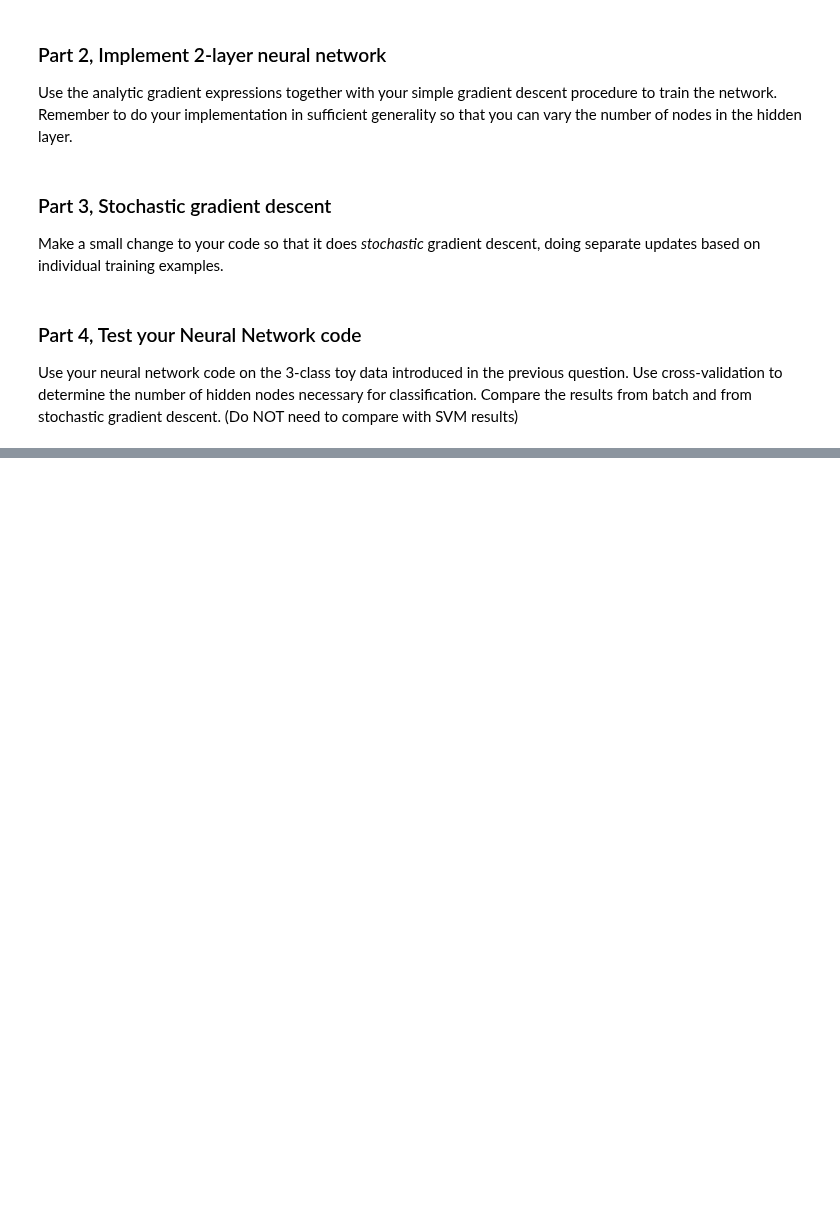
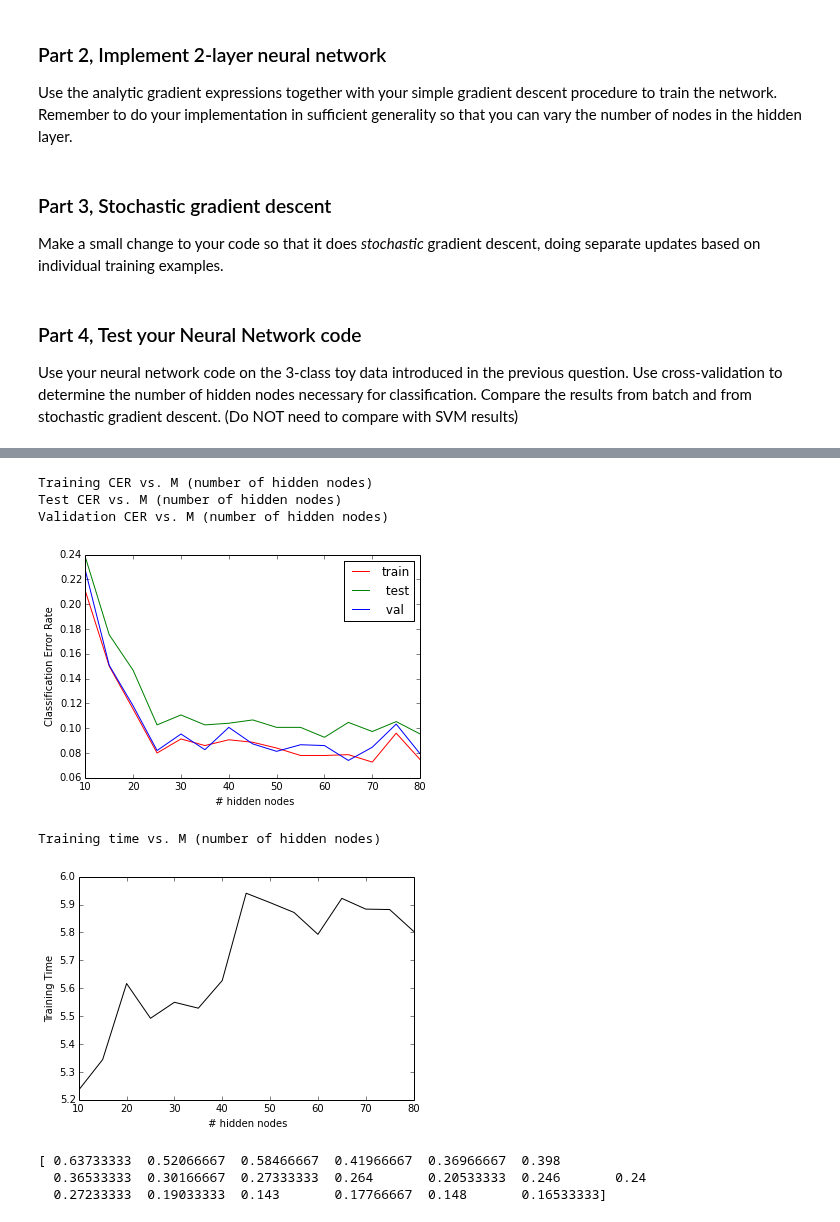
Before and after one commit to peteflorence/Machine-Learning-6.867-homework, a Jupyter notebook: hw3/prob_2_firstpart.ipynb, the cells around one changed output, grey strips where cells are left out. Saved outputs shown, nothing was run; the diff lists cells and outputs as text; code cells hidden in the pictures; blank space fills up the shorter version.

```diff
--- a/hw3/prob_2_firstpart.ipynb
+++ b/hw3/prob_2_firstpart.ipynb
@@ -398,0 +413,34 @@ Training time vs. M (number of hidden nodes)
+# %%
+print "Training CER vs. M (number of hidden nodes)"
+plt.plot(M, trainCER, 'red', label = 'train')
+
+print "Test CER vs. M (number of hidden nodes)"
+plt.plot(M, testCER, 'green', label=' test')
+
+print "Validation CER vs. M (number of hidden nodes)"
+plt.plot(M, validateCER, 'blue', label=" val")
+
+plt.xlabel(' # hidden nodes')
+plt.ylabel('Classification Error Rate')
+plt.legend(loc='best')
+plt.show()
+
+
+print "Training time vs. M (number of hidden nodes)"
+plt.xlabel(' # hidden nodes')
+plt.ylabel('Training Time')
+plt.plot(M, trainTime, 'black')
+plt.show()
+# %% [output]
+Training CER vs. M (number of hidden nodes)
+Test CER vs. M (number of hidden nodes)
+Validation CER vs. M (number of hidden nodes)
+[figure, added]
+Training time vs. M (number of hidden nodes)
+[figure, added]
+# %%
+print trainCER
+# %% [output]
+[ 0.63733333  0.52066667  0.58466667  0.41966667  0.36966667  0.398
+  0.36533333  0.30166667  0.27333333  0.264       0.20533333  0.246       0.24
+  0.27233333  0.19033333  0.143       0.17766667  0.148       0.16533333]
```
Also changed, not shown: parts of 18 cells of this notebook.
